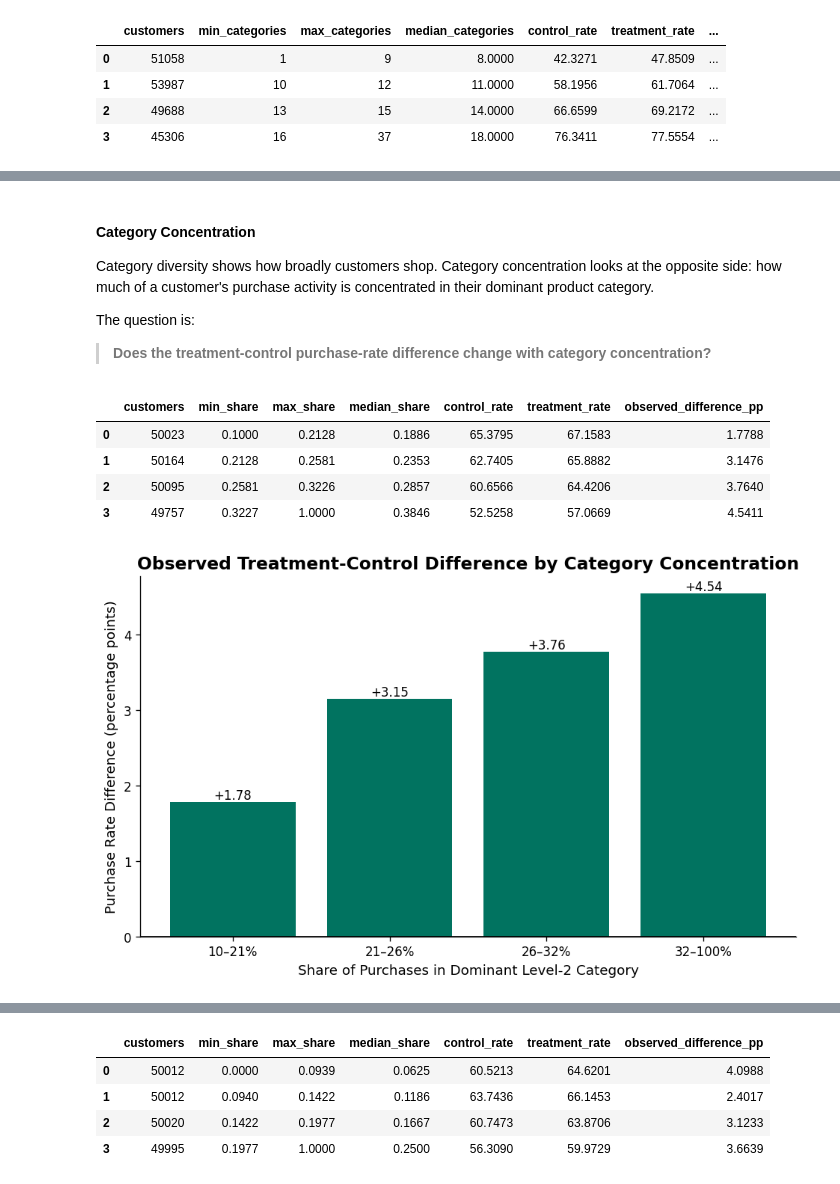
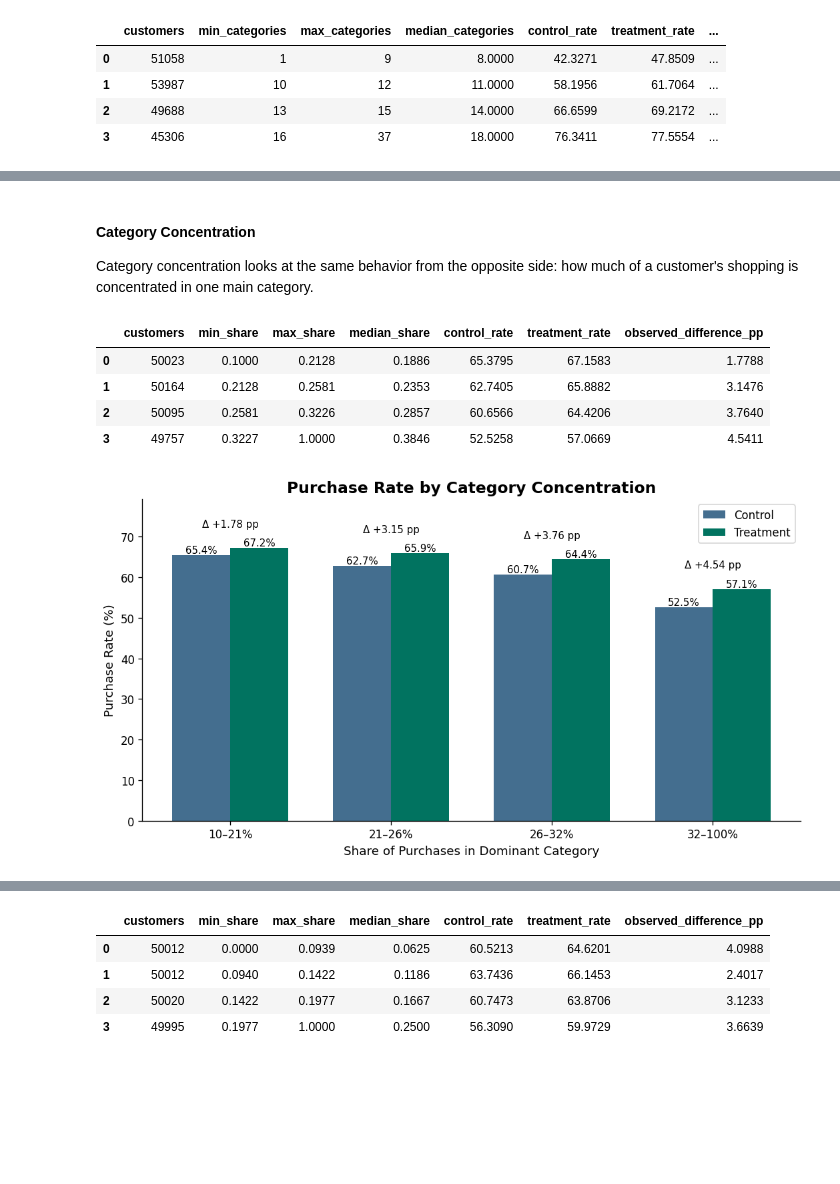
Before and after one commit to nguyen-lam-phuong-thao/uplift-customer-selection, a Jupyter notebook: notebooks/phase2_retailhero/02_retailhero_eda.ipynb, the cells around one changed output, grey strips where cells are left out. Cells and saved outputs as stored; diff of their text form; code cells hidden in the pictures; blank space fills up the shorter version.

```diff
--- a/notebooks/phase2_retailhero/02_retailhero_eda.ipynb
+++ b/notebooks/phase2_retailhero/02_retailhero_eda.ipynb
@@ -611,7 +535,7 @@ customer_recency = con.sql(
         DATE_DIFF(
             'day',
             lp.last_purchase_date,
-            TIMESTAMP '{purchase_reference_date}'
+            TIMESTAMP '{purchase_history_end}'
         ) AS recency_days
     FROM uplift_train AS u
     LEFT JOIN last_purchase AS lp
@@ -1656,7 +1611,7 @@ display(outcome_distribution)
 fig, ax = plt.subplots(figsize=(6, 5))
 
 bars = ax.bar(
-    ["No Purchase", "Purchase"],
+    outcome_distribution["outcome"],
     outcome_distribution["percentage"],
     color=[
         COLORS["rainy_lake"],
@@ -1664,7 +1619,7 @@ bars = ax.bar(
     ],
 )
 
-ax.set_title("Purchase Outcome After Campaign")
+ax.set_title("Outcome Distribution")
 ax.set_ylabel("Customers (%)")
 
 for bar, value in zip(
@@ -2422,11 +2319,7 @@ This follows the same general pattern seen for frequency and spending: customers
 # %% [markdown]
 #### Category Concentration
 
-Category diversity shows how broadly customers shop. Category concentration looks at the opposite side: how much of a customer's purchase activity is concentrated in their dominant product category.
-
-The question is:
-
-> **Does the treatment-control purchase-rate difference change with category concentration?**
+Category concentration looks at the same behavior from the opposite side: how much of a customer's shopping is concentrated in one main category.
 # %%
 category_concentration_effect = behavior_analysis[
     [
@@ -2499,51 +2392,21 @@ display(
 # %%
 concentration_labels = []
 
 for row in category_concentration_summary.itertuples():
     min_share = row.min_share * 100
     max_share = row.max_share * 100
 
     label = f"{min_share:.0f}–{max_share:.0f}%"
     concentration_labels.append(label)
 
-fig, ax = plt.subplots(figsize=(8, 5))
-
-bars = ax.bar(
+plot_group_purchase_rates(
+    category_concentration_summary,
     concentration_labels,
-    category_concentration_summary["observed_difference_pp"],
-    color=COLORS["pacific_green"],
+    title="Purchase Rate by Category Concentration",
+    xlabel="Share of Purchases in Dominant Category",
 )
-
-ax.axhline(
-    0,
-    color="black",
-    linewidth=1,
-)
-
-ax.set_title(
-    "Observed Treatment-Control Difference by Category Concentration"
-)
-ax.set_xlabel("Share of Purchases in Dominant Level-2 Category")
-ax.set_ylabel(
-    "Purchase Rate Difference (percentage points)"
-)
-
-for bar, value in zip(
-    bars,
-    category_concentration_summary["observed_difference_pp"],
-):
-    ax.text(
-        bar.get_x() + bar.get_width() / 2,
-        value,
-        f"{value:+.2f}",
-        ha="center",
-        va="bottom" if value >= 0 else "top",
-    )
-
-plt.tight_layout()
-plt.show()
 # %% [output]
-[figure, old version]
+[figure, new version]
 # %% [markdown]
 #### Category Concentration Findings
 
```
Also changed, not shown: parts of 88 cells of this notebook.
